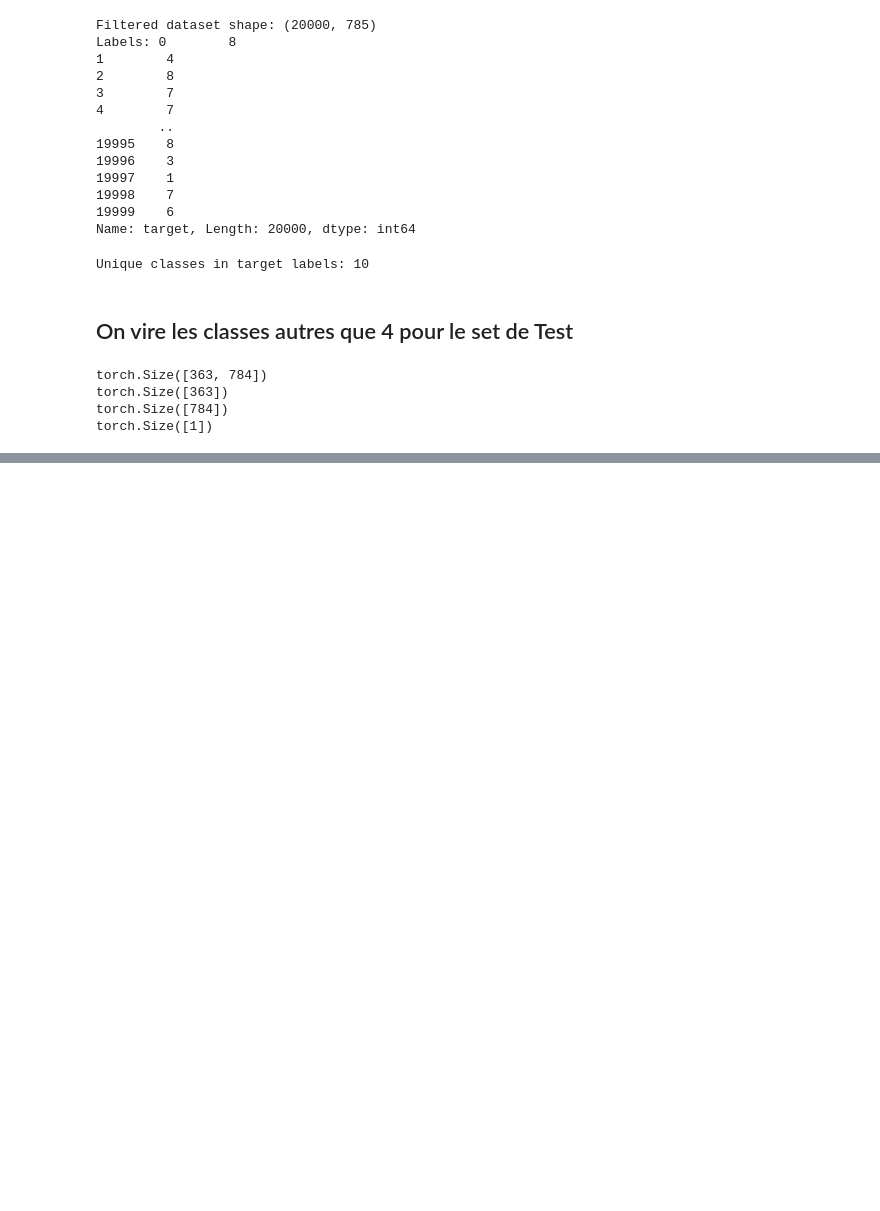
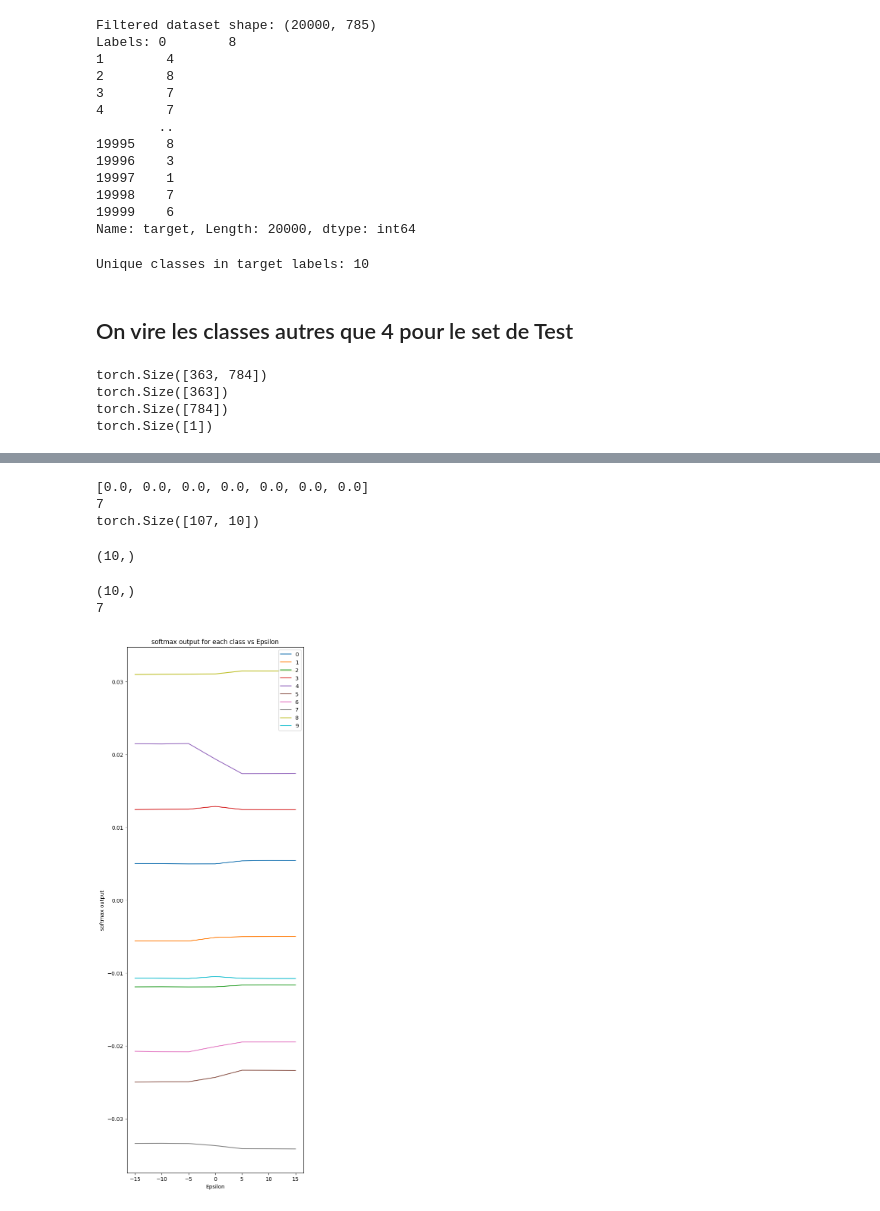
Before and after one commit to quentinRolld/Adversarial_attack, a Jupyter notebook: RBF/ADV_Generalize.ipynb, the cells around one changed output, grey strips where cells are left out. Saved outputs shown, nothing was run; the diff lists cells and outputs as text; code cells hidden in the pictures; blank space fills up the shorter version.

```diff
--- a/RBF/ADV_Generalize.ipynb
+++ b/RBF/ADV_Generalize.ipynb
@@ -196,0 +199,20 @@ https://docs.google.com/spreadsheets/d/1bHGSwU4WX8J163QInt-8-bUW4eRi_d1lr1Ynh8nP
+# %%
+input_size = 784
+num_classes = 10
+device = torch.device("cpu")
+
+# Define the model
+model = MaxoutNetworkWithSoftmax(input_size, num_classes)
+
+model = model.to(device)
+
+# Run test for each epsilon
+
+accuracies = []
+args = []
+epsilons = [-15, -10, -5, 0, 5, 10, 15]
+
+for eps in epsilons:
+    accuracy, arg = test_Maxout(model, device, test_dataloader, eps)
+    accuracies.append(accuracy)
+    args.append(arg)
@@ -196,0 +237,35 @@ https://docs.google.com/spreadsheets/d/1bHGSwU4WX8J163QInt-8-bUW4eRi_d1lr1Ynh8nP
+# %%
+print(accuracies)
+print(len(args))
+print(args[6].shape)
+# %% [output]
+[0.0, 0.0, 0.0, 0.0, 0.0, 0.0, 0.0]
+7
+torch.Size([107, 10])
+# %%
+# Calculate the average value of each column of args
+for i in range(len(args)):
+    args[i] = args[i].detach().numpy()
+    args[i] = args[i].mean(axis=0)
+
+print(args[0].shape)
+# %% [output]
+(10,)
+# %%
+
+print(args[0].shape)
+print(len(args))
+
+# Plot the average values against epsilon
+plt.figure(figsize=(6, 18))  # Increase the height by a factor of 3
+plt.plot(epsilons, [i[:] for i in args])
+plt.xlabel('Epsilon')
+plt.ylabel('softmax output')
+
+plt.title('softmax output for each class vs Epsilon')
+plt.legend(['0', '1', '2', '3', '4', '5', '6', '7', '8', '9'])
+plt.show()
+# %% [output]
+(10,)
+7
+[figure, added]
```
Also changed, not shown: parts of 7 cells of this notebook, 1 other file.
